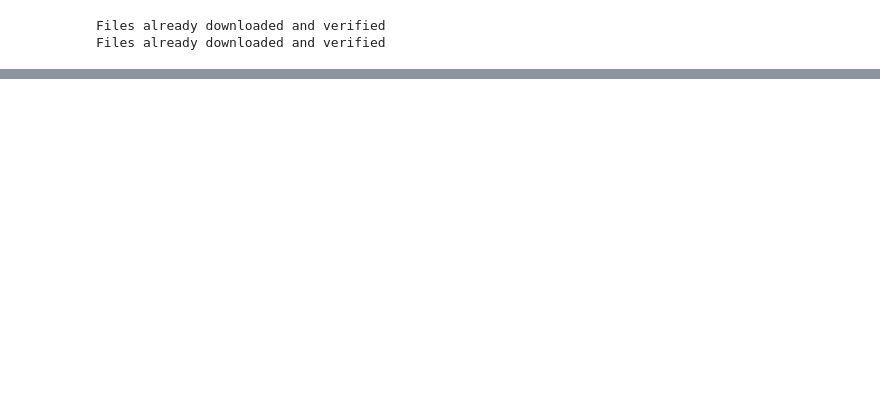
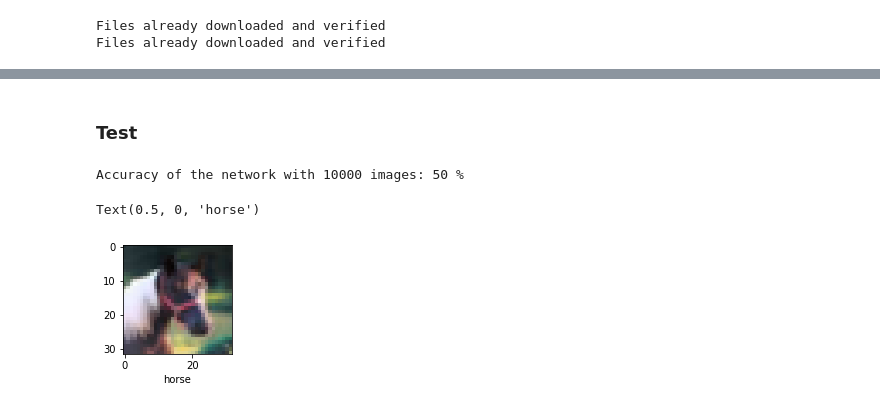
Before and after one commit to shua1zhang/pytorch-playground, a Jupyter notebook: PyTorch_Test.ipynb, the cells around one changed output, grey strips where cells are left out. Saved outputs shown, nothing was run; the diff lists cells and outputs as text; code cells hidden in the pictures; blank space fills up the shorter version.

```diff
--- a/PyTorch_Test.ipynb
+++ b/PyTorch_Test.ipynb
@@ -53,0 +93,28 @@ Text(0.5, 0, 'truck')
+# %%
+for epoch in range(5):
+
+  running_loss = 0.0
+  for i, data in enumerate(train_data_loader, 0):
+    #load image and label
+    train_imgs, labels = data
+
+    train_imgs.size(), labels.size()
+    #zero gradient
+    optimizer.zero_grad()
+
+    #forwad, BP
+    net_out = net(train_imgs)
+    loss = loss_func(net_out, labels)
+    loss.backward()
+    optimizer.step()
+
+    running_loss += loss.item()
+
+    samples = 1000
+
+    if i % samples == (samples - 1):
+      print('[%d, %5d] loss: %.3f' %
+            (epoch+1, i+1, running_loss/samples))
+      running_loss = 0.0
+
+print('Training Finished')
@@ -53,0 +138,23 @@ Text(0.5, 0, 'truck')
+# %% [markdown]
+### Test
+# %%
+total = 0
+correct = 0
+
+with torch.no_grad():
+  for data in test_data_loader:
+    test_imgs, labels = data
+    results = net(test_imgs)
+    value, predicts = torch.max(results.data, 1)
+    total += labels.size(0)
+    correct += (predicts == labels).sum().item()
+
+print('Accuracy of the network with %d images: %d %%' % (total, (100*correct/total)))
+
+plt.figure(figsize=(2,2))
+plt.imshow(np.transpose(test_imgs[1].numpy(),[1,2,0]))
+plt.xlabel(data_class[predicts[1]])
+# %% [output]
+Accuracy of the network with 10000 images: 50 %
+Text(0.5, 0, 'horse')
+[figure, added]
```
Also changed, not shown: parts of 10 cells of this notebook.
